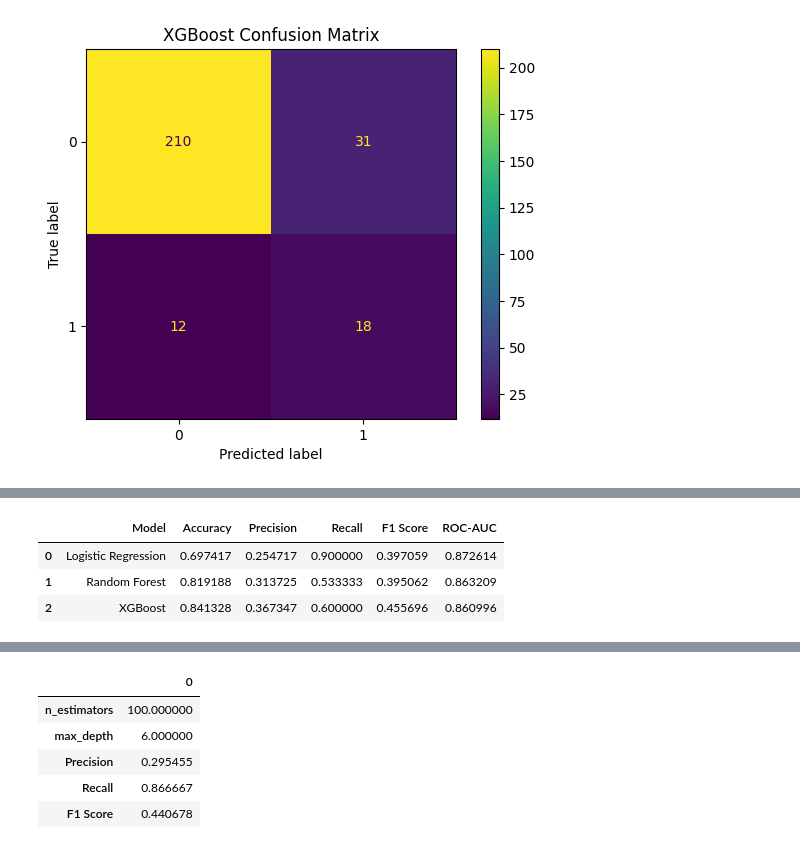
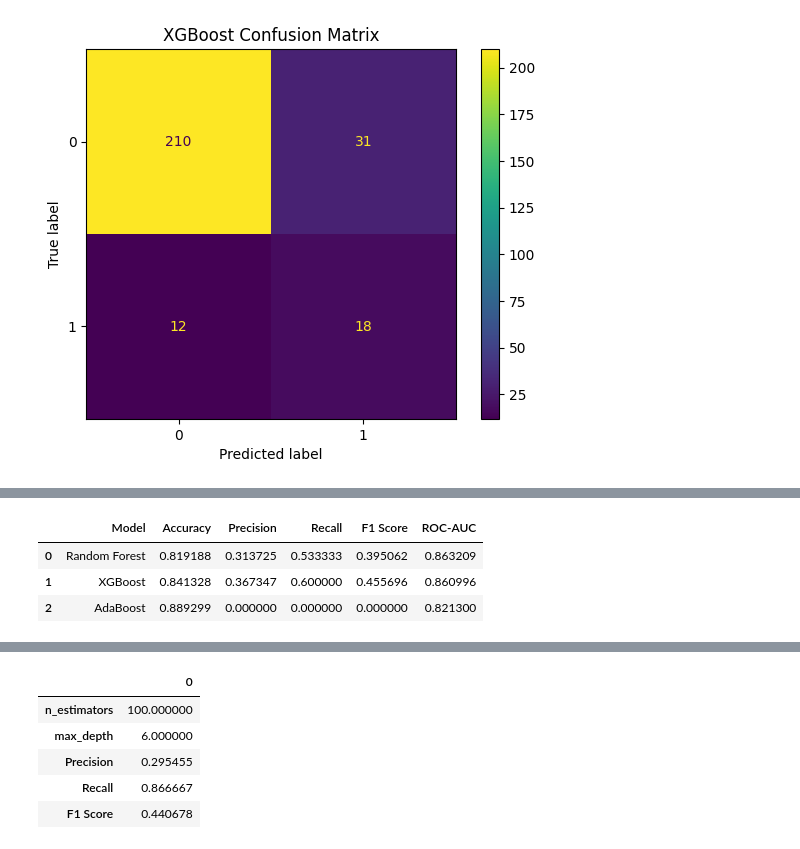
Before and after one commit to Randima-Lahiru/Sri-Lanka-NPL-Risk-Prediction, a Jupyter notebook: notebook/Sri_Lanka_NPL_Risk_Prediction.ipynb, the cells around one changed output, grey strips where cells are left out. Drawn from its saved outputs; the diff is of its cells as text; code cells hidden in the pictures.

Commit message:
AdaBoost integration

```diff
--- a/notebook/Sri_Lanka_NPL_Risk_Prediction.ipynb
+++ b/notebook/Sri_Lanka_NPL_Risk_Prediction.ipynb
@@ -768,0 +700,10 @@ weighted avg       0.88      0.84      0.86       271
+# %%
+# Predict validation data
+
+ada_predictions = ada_model.predict(
+    X_val
+)
+
+ada_probabilities = ada_model.predict_proba(
+    X_val
+)[:, 1]
@@ -769,40 +780,40 @@ weighted avg       0.88      0.84      0.86       271
 # %%
 model_comparison = pd.DataFrame({
     "Model": [
-        "Logistic Regression",
         "Random Forest",
-        "XGBoost"
+        "XGBoost",
+        "AdaBoost"
     ],
     "Accuracy": [
-        logistic_accuracy,
         rf_accuracy,
-        xgb_accuracy
+        xgb_accuracy,
+        ada_accuracy
     ],
     "Precision": [
-        logistic_precision,
         rf_precision,
-        xgb_precision
+        xgb_precision,
+        ada_precision
     ],
     "Recall": [
-        logistic_recall,
         rf_recall,
-        xgb_recall
+        xgb_recall,
+        ada_recall
     ],
     "F1 Score": [
-        logistic_f1,
         rf_f1,
-        xgb_f1
+        xgb_f1,
+        ada_f1
     ],
     "ROC-AUC": [
-        logistic_auc,
         rf_auc,
-        xgb_auc
+        xgb_auc,
+        ada_auc
     ]
 })
 
 model_comparison
 # %% [output]
 |  | Model | Accuracy | Precision | Recall | F1 Score | ROC-AUC |
-| 0 | Logistic Regression | 0.697417 | 0.254717 | 0.900000 | 0.397059 | 0.872614 |
-| 1 | Random Forest | 0.819188 | 0.313725 | 0.533333 | 0.395062 | 0.863209 |
-| 2 | XGBoost | 0.841328 | 0.367347 | 0.600000 | 0.455696 | 0.860996 |
+| 0 | Random Forest | 0.819188 | 0.313725 | 0.533333 | 0.395062 | 0.863209 |
+| 1 | XGBoost | 0.841328 | 0.367347 | 0.600000 | 0.455696 | 0.860996 |
+| 2 | AdaBoost | 0.889299 | 0.000000 | 0.000000 | 0.000000 | 0.821300 |
```
Also changed, not shown: parts of 40 cells of this notebook, 4 other files.
